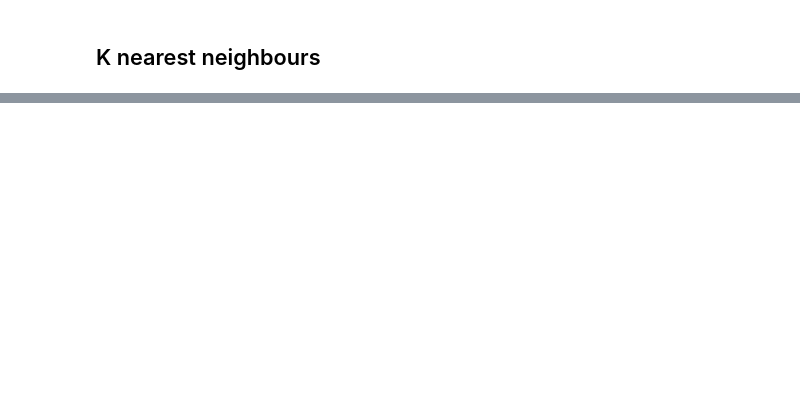
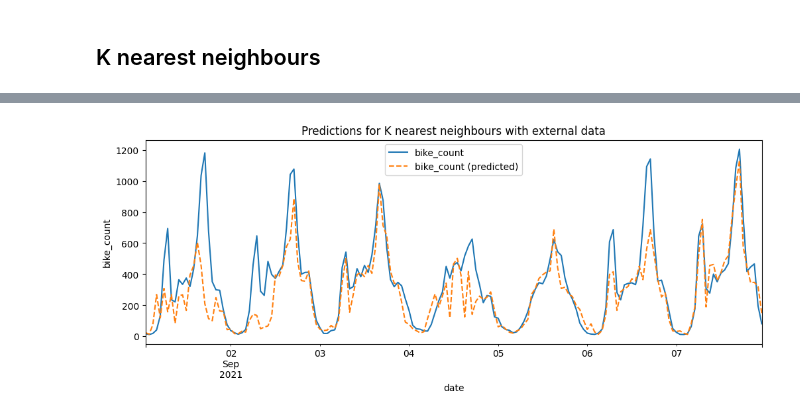
Before and after one commit to stlbnmaria/PythonForDS_Project, a Jupyter notebook: modeling/KNN/KNN.ipynb, the cells around one changed output, grey strips where cells are left out. Cells and saved outputs as stored; diff of their text form; code cells hidden in the pictures; blank space fills up the shorter version.

```diff
--- a/modeling/KNN/KNN.ipynb
+++ b/modeling/KNN/KNN.ipynb
@@ -16,3 +17,3 @@ import problem
 # %%
-X_train, y_train = problem.get_train_data()
-X_test, y_test = problem.get_test_data()
+X_train, y_train = problem.get_train_data( "../..")
+X_test, y_test = problem.get_test_data( "../..")
@@ -35,7 +38,7 @@ preprocessor = ColumnTransformer(
     ],
 )
 
-regressor = KNeighborsRegressor()
+regressor = KNeighborsRegressor(n_jobs=3)
 
 pipe = make_pipeline(
     FunctionTransformer(problem._merge_external_data, validate=False),
@@ -74,3 +78,5 @@ print(f"Test set, RMSE={mean_squared_error(y_test, y_pred_test, squared=False):.
 # %%
-problem.week_plot(X_test, y_pred_test, y_test, "K nearest neighbours")
+problem.week_plot(X_test, y_pred_test, y_test, "K nearest neighbours with external data")
+# %% [output]
+[figure, added]
 # %%
```
Also changed, not shown: parts of 9 cells of this notebook.
